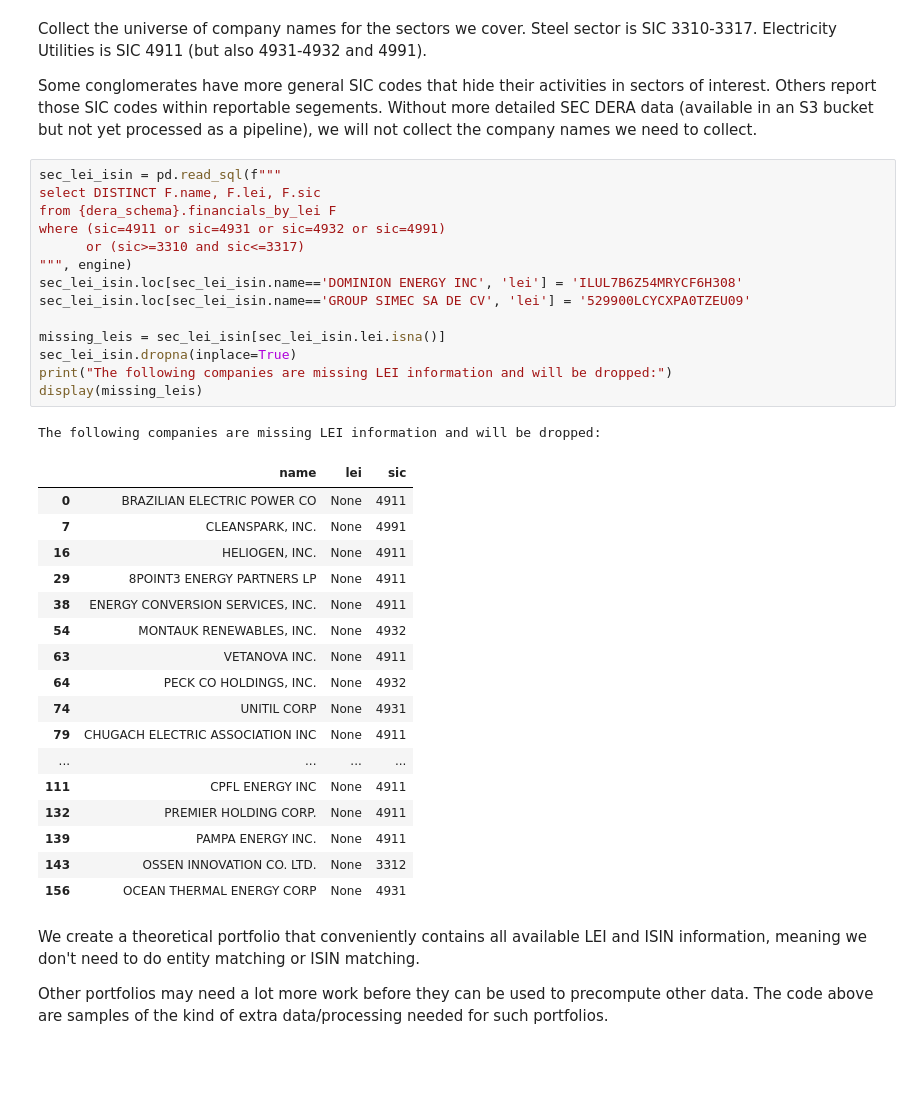
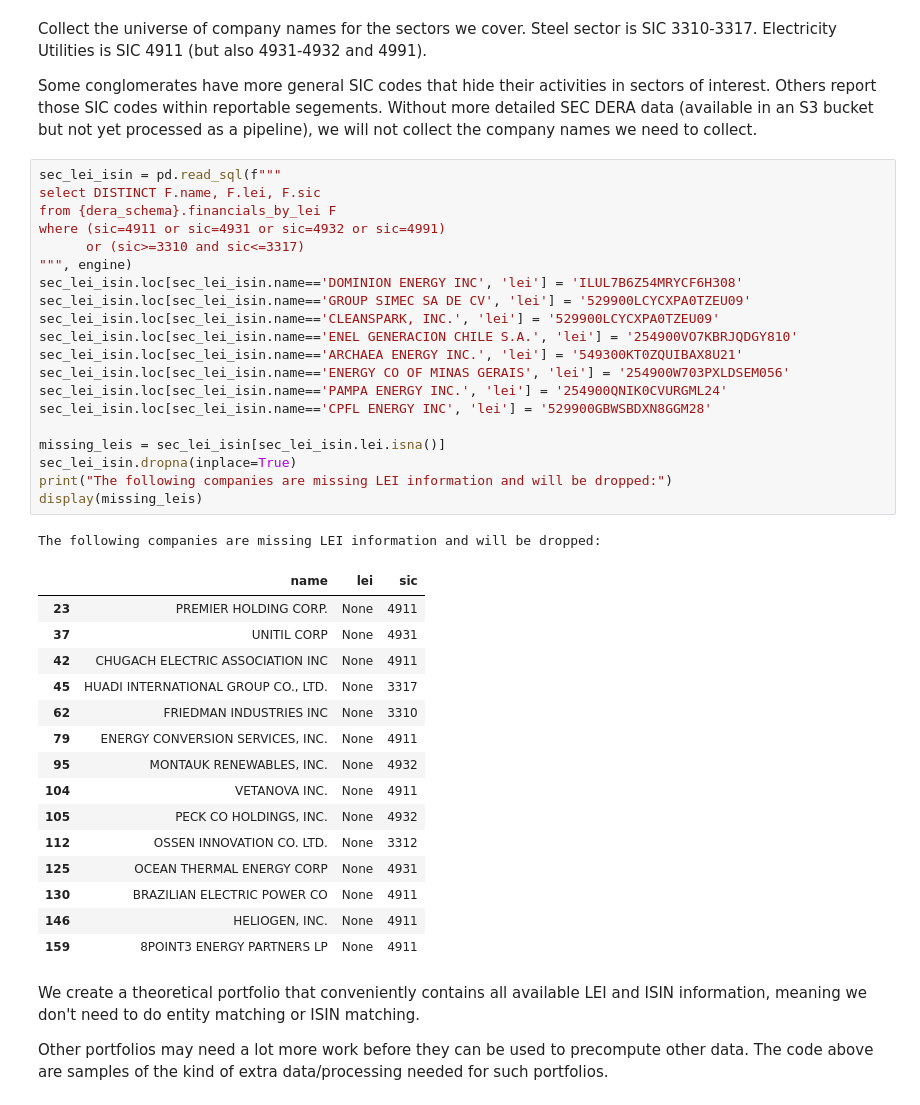
Before and after one commit to os-climate/itr-data-pipeline, a Jupyter notebook: notebooks/ITR-data-production.ipynb, the cells around one changed output. Drawn from its saved outputs; the diff is of its cells as text; blank space fills up the shorter version.

```diff
--- a/notebooks/ITR-data-production.ipynb
+++ b/notebooks/ITR-data-production.ipynb
@@ -242,36 +242,40 @@ Without more detailed SEC DERA data (available in an S3 bucket but not yet proce
 # %%
 sec_lei_isin = pd.read_sql(f"""
 select DISTINCT F.name, F.lei, F.sic
 from {dera_schema}.financials_by_lei F
 where (sic=4911 or sic=4931 or sic=4932 or sic=4991)
       or (sic>=3310 and sic<=3317)
 """, engine)
 sec_lei_isin.loc[sec_lei_isin.name=='DOMINION ENERGY INC', 'lei'] = 'ILUL7B6Z54MRYCF6H308'
 sec_lei_isin.loc[sec_lei_isin.name=='GROUP SIMEC SA DE CV', 'lei'] = '529900LCYCXPA0TZEU09'
+sec_lei_isin.loc[sec_lei_isin.name=='CLEANSPARK, INC.', 'lei'] = '529900LCYCXPA0TZEU09'
+sec_lei_isin.loc[sec_lei_isin.name=='ENEL GENERACION CHILE S.A.', 'lei'] = '254900VO7KBRJQDGY810'
+sec_lei_isin.loc[sec_lei_isin.name=='ARCHAEA ENERGY INC.', 'lei'] = '549300KT0ZQUIBAX8U21'
+sec_lei_isin.loc[sec_lei_isin.name=='ENERGY CO OF MINAS GERAIS', 'lei'] = '254900W703PXLDSEM056'
+sec_lei_isin.loc[sec_lei_isin.name=='PAMPA ENERGY INC.', 'lei'] = '254900QNIK0CVURGML24'
+sec_lei_isin.loc[sec_lei_isin.name=='CPFL ENERGY INC', 'lei'] = '529900GBWSBDXN8GGM28'
 
 missing_leis = sec_lei_isin[sec_lei_isin.lei.isna()]
 sec_lei_isin.dropna(inplace=True)
 print("The following companies are missing LEI information and will be dropped:")
 display(missing_leis)
 # %% [output]
 The following companies are missing LEI information and will be dropped:
 |  | name | lei | sic |
-| 0 | BRAZILIAN ELECTRIC POWER CO | None | 4911 |
-| 7 | CLEANSPARK, INC. | None | 4991 |
-| 16 | HELIOGEN, INC. | None | 4911 |
-| 29 | 8POINT3 ENERGY PARTNERS LP | None | 4911 |
-| 38 | ENERGY CONVERSION SERVICES, INC. | None | 4911 |
-| 54 | MONTAUK RENEWABLES, INC. | None | 4932 |
-| 63 | VETANOVA INC. | None | 4911 |
-| 64 | PECK CO HOLDINGS, INC. | None | 4932 |
-| 74 | UNITIL CORP | None | 4931 |
-| 79 | CHUGACH ELECTRIC ASSOCIATION INC | None | 4911 |
-| ... | ... | ... | ... |
-| 111 | CPFL ENERGY INC | None | 4911 |
-| 132 | PREMIER HOLDING CORP. | None | 4911 |
-| 139 | PAMPA ENERGY INC. | None | 4911 |
-| 143 | OSSEN INNOVATION CO. LTD. | None | 3312 |
-| 156 | OCEAN THERMAL ENERGY CORP | None | 4931 |
+| 23 | PREMIER HOLDING CORP. | None | 4911 |
+| 37 | UNITIL CORP | None | 4931 |
+| 42 | CHUGACH ELECTRIC ASSOCIATION INC | None | 4911 |
+| 45 | HUADI INTERNATIONAL GROUP CO., LTD. | None | 3317 |
+| 62 | FRIEDMAN INDUSTRIES INC | None | 3310 |
+| 79 | ENERGY CONVERSION SERVICES, INC. | None | 4911 |
+| 95 | MONTAUK RENEWABLES, INC. | None | 4932 |
+| 104 | VETANOVA INC. | None | 4911 |
+| 105 | PECK CO HOLDINGS, INC. | None | 4932 |
+| 112 | OSSEN INNOVATION CO. LTD. | None | 3312 |
+| 125 | OCEAN THERMAL ENERGY CORP | None | 4931 |
+| 130 | BRAZILIAN ELECTRIC POWER CO | None | 4911 |
+| 146 | HELIOGEN, INC. | None | 4911 |
+| 159 | 8POINT3 ENERGY PARTNERS LP | None | 4911 |
 # %% [markdown]
 We create a theoretical portfolio that conveniently contains all available LEI and ISIN information, meaning we don't need to do entity matching or ISIN matching.
 
```
Also changed, not shown: parts of 38 cells of this notebook.
